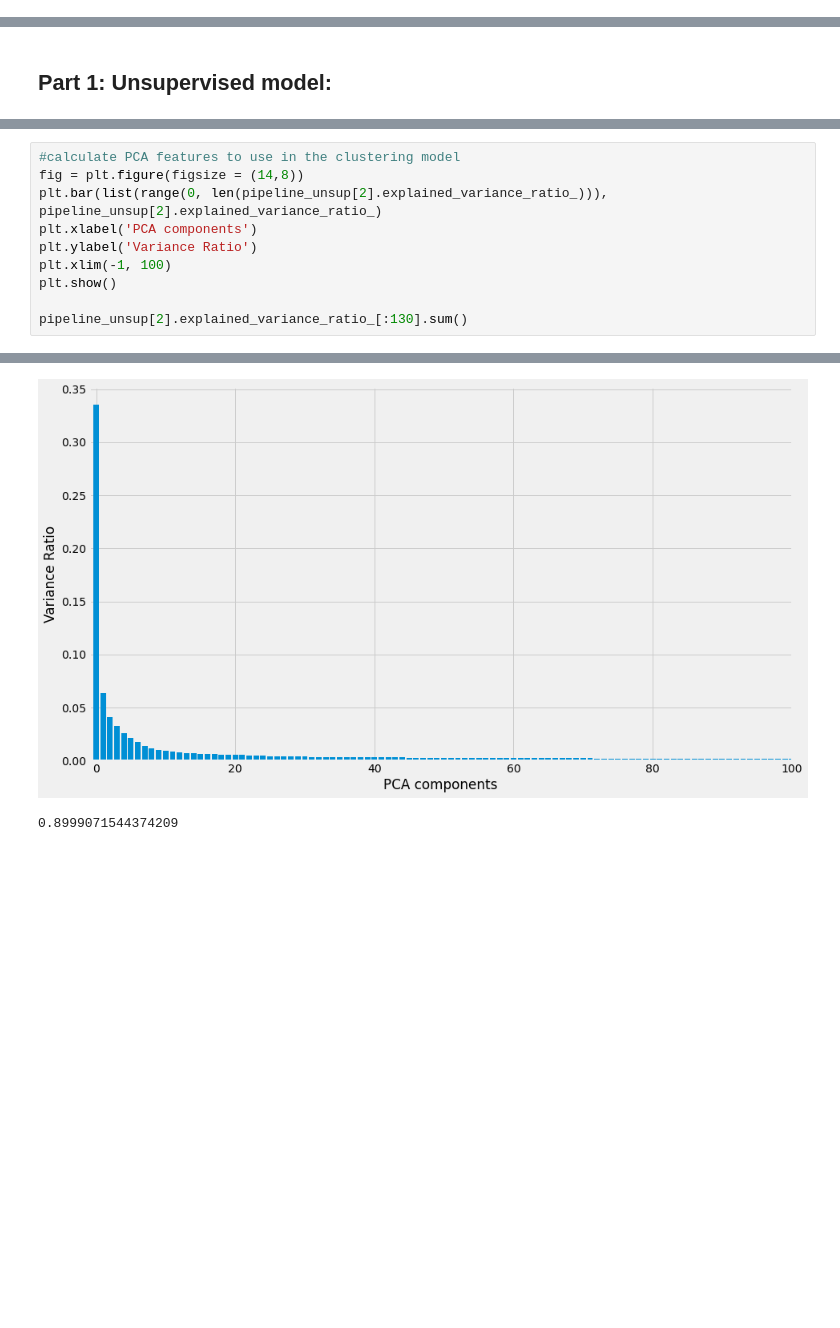
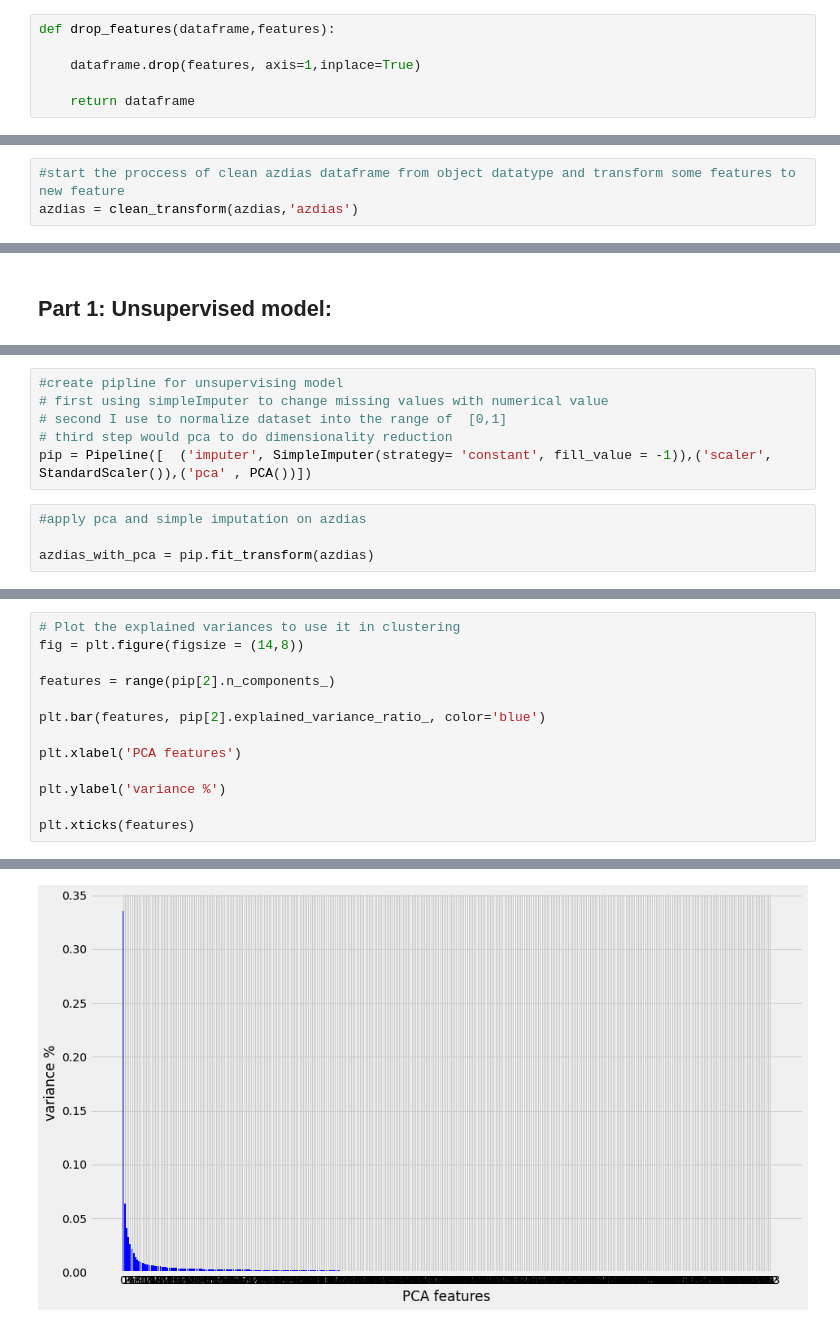
Before and after one commit to meysamhadigheh/Udacity-Arvato-Capstone-Project, a Jupyter notebook: 1_Unsupervised model and Get to know data.ipynb, the cells around one changed output, grey strips where cells are left out. Cells and saved outputs as stored; diff of their text form; blank space fills up the shorter version.

```diff
--- a/1_Unsupervised model and Get to know data.ipynb
+++ b/1_Unsupervised model and Get to know data.ipynb
@@ -286,0 +366,6 @@ plt.legend()
+# %%
+def drop_features(dataframe,features):
+
+    dataframe.drop(features, axis=1,inplace=True)
+
+    return dataframe
@@ -286,0 +412,3 @@ plt.legend()
+# %%
+#start the proccess of clean azdias dataframe from object datatype and transform some features to new feature
+azdias = clean_transform(azdias,'azdias')
@@ -307,0 +442,10 @@ sklearn.pipeline.Pipeline
+# %%
+#create pipline for unsupervising model
+# first using simpleImputer to change missing values with numerical value
+# second I use to normalize dataset into the range of  [0,1]
+# third step would pca to do dimensionality reduction
+pip = Pipeline([  ('imputer', SimpleImputer(strategy= 'constant', fill_value = -1)),('scaler', StandardScaler()),('pca' , PCA())])
+# %%
+#apply pca and simple imputation on azdias
+
+azdias_with_pca = pip.fit_transform(azdias)
@@ -308,11 +456,14 @@ sklearn.pipeline.Pipeline
 # %%
-#calculate PCA features to use in the clustering model
+# Plot the explained variances to use it in clustering
 fig = plt.figure(figsize = (14,8))
-plt.bar(list(range(0, len(pipeline_unsup[2].explained_variance_ratio_))), pipeline_unsup[2].explained_variance_ratio_)
-plt.xlabel('PCA components')
-plt.ylabel('Variance Ratio')
-plt.xlim(-1, 100)
-plt.show()
 
-pipeline_unsup[2].explained_variance_ratio_[:130].sum()
+features = range(pip[2].n_components_)
+
+plt.bar(features, pip[2].explained_variance_ratio_, color='blue')
+
+plt.xlabel('PCA features')
+
+plt.ylabel('variance %')
+
+plt.xticks(features)
 # %% [output]
@@ -319,2 +487 @@ pipeline_unsup[2].explained_variance_ratio_[:130].sum()
-[figure, old version]
+[figure, new version]
-0.8999071544374209
```
Also changed, not shown: parts of 97 cells of this notebook, 3 other files.
